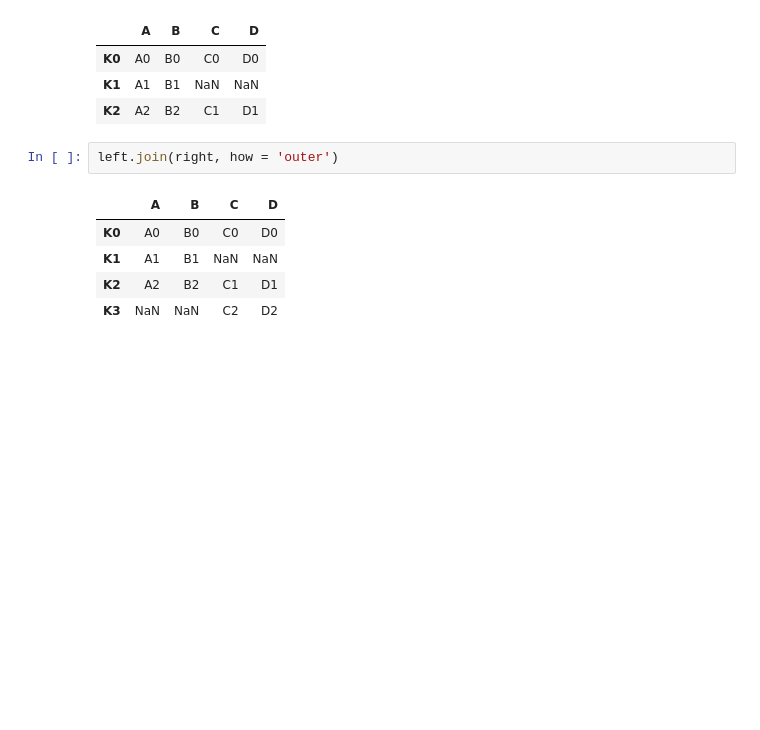
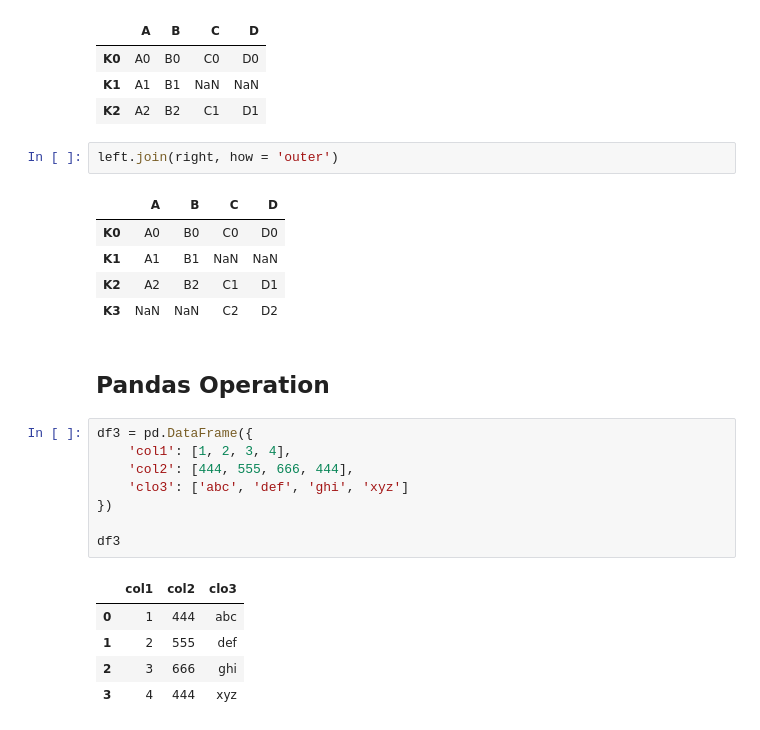
Before and after one commit to Malinda1/machine-learning_course_01, a Jupyter notebook: pandas_for_data_anlysis/pandas.ipynb, the cells around one changed output. Drawn from its saved outputs; the diff is of its cells as text; blank space fills up the shorter version.

```diff
--- a/pandas_for_data_anlysis/pandas.ipynb
+++ b/pandas_for_data_anlysis/pandas.ipynb
@@ -761,3 +761,19 @@ left.join(right, how = 'outer')
 | K1 | A1 | B1 | NaN | NaN |
 | K2 | A2 | B2 | C1 | D1 |
 | K3 | NaN | NaN | C2 | D2 |
+# %% [markdown]
+## Pandas Operation
+# %%
+df3 = pd.DataFrame({
+    'col1': [1, 2, 3, 4],
+    'col2': [444, 555, 666, 444],
+    'clo3': ['abc', 'def', 'ghi', 'xyz']
+})
+
+df3
+# %% [output]
+|  | col1 | col2 | clo3 |
+| 0 | 1 | 444 | abc |
+| 1 | 2 | 555 | def |
+| 2 | 3 | 666 | ghi |
+| 3 | 4 | 444 | xyz |
```
Also changed, not shown: parts of 3 cells of this notebook.
